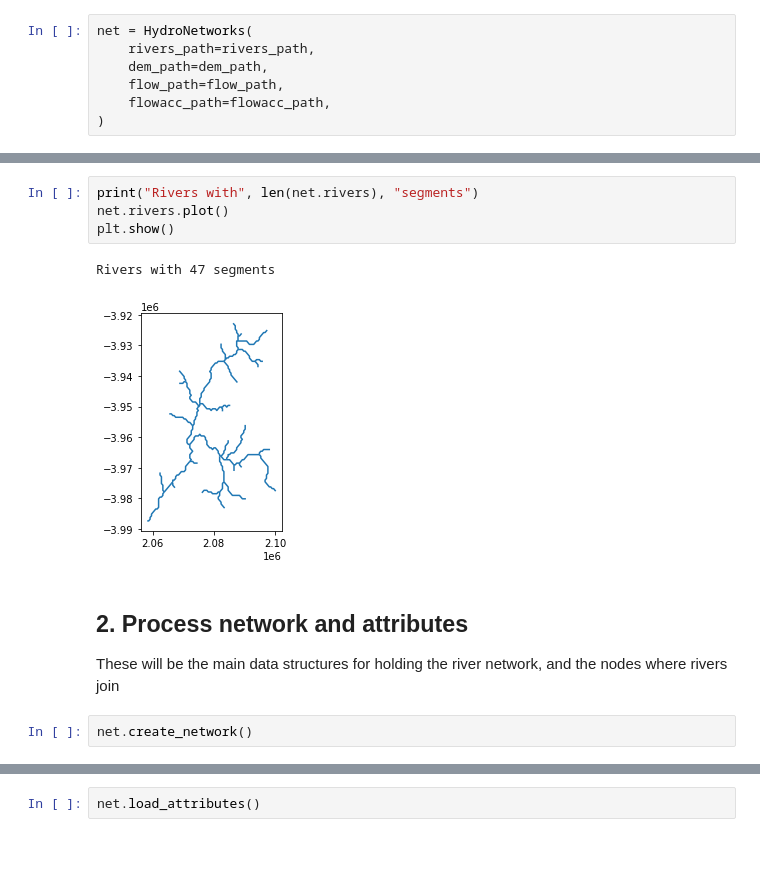
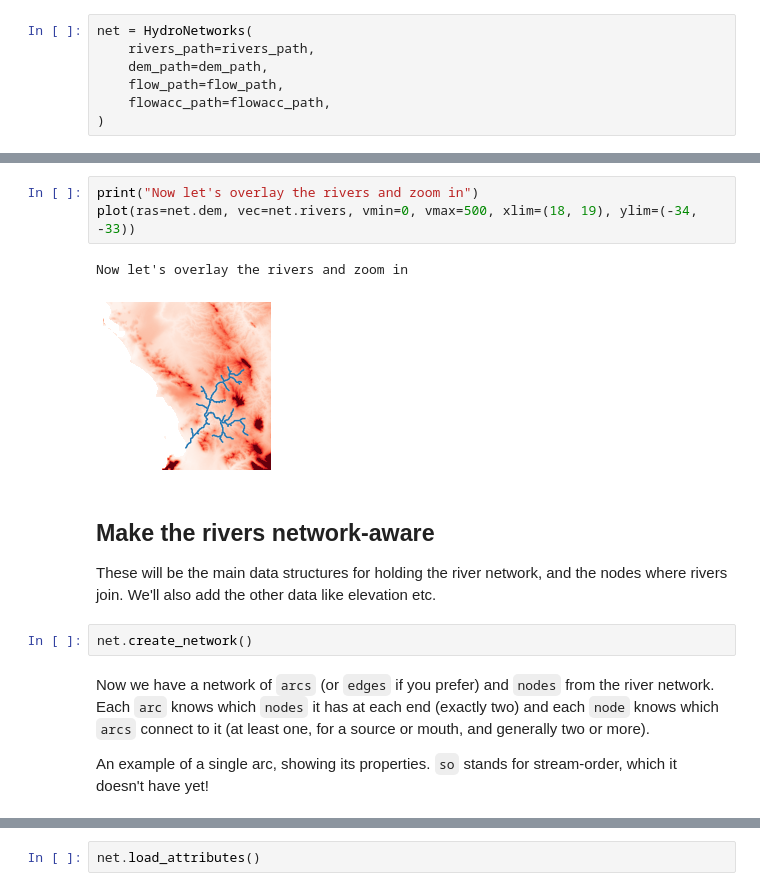
Before and after one commit to carderne/hydronetworks, a Jupyter notebook: example.ipynb, the cells around one changed output, grey strips where cells are left out. Drawn from its saved outputs; the diff is of its cells as text; blank space fills up the shorter version.

Commit message:
Improve example notebook

```diff
--- a/example.ipynb
+++ b/example.ipynb
@@ -41,12 +54,15 @@ DEM
-# %%
-print("Rivers with", len(net.rivers), "segments")
-net.rivers.plot()
-plt.show()
-# %% [output]
-Rivers with 47 segments
-[figure, removed]
+# %%
+print("Now let's overlay the rivers and zoom in")
+plot(ras=net.dem, vec=net.rivers, vmin=0, vmax=500, xlim=(18, 19), ylim=(-34, -33))
+# %% [output]
+Now let's overlay the rivers and zoom in
+[figure, added]
 # %% [markdown]
-## 2. Process network and attributes
-These will be the main data structures for holding the river network, and the nodes where rivers join
+## Make the rivers network-aware
+These will be the main data structures for holding the river network, and the nodes where rivers join. We'll also add the other data like elevation etc.
 # %%
 net.create_network()
+# %% [markdown]
+Now we have a network of `arcs` (or `edges` if you prefer) and `nodes` from the river network. Each `arc` knows which `nodes` it has at each end (exactly two) and each `node` knows which `arcs` connect to it (at least one, for a source or mouth, and generally two or more).
+
+An example of a single arc, showing its properties. `so` stands for stream-order, which it doesn't have yet!
```
Also changed, not shown: parts of 33 cells of this notebook, 5 other files.
